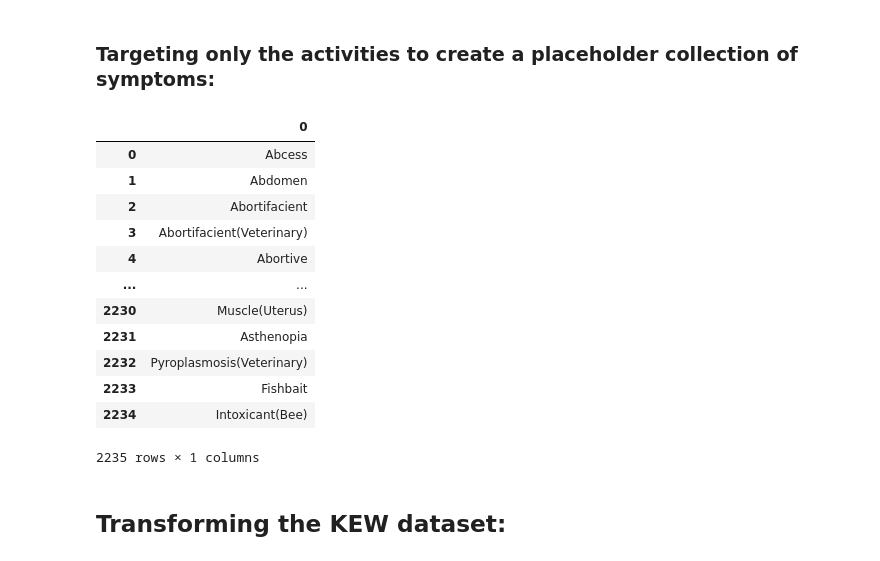
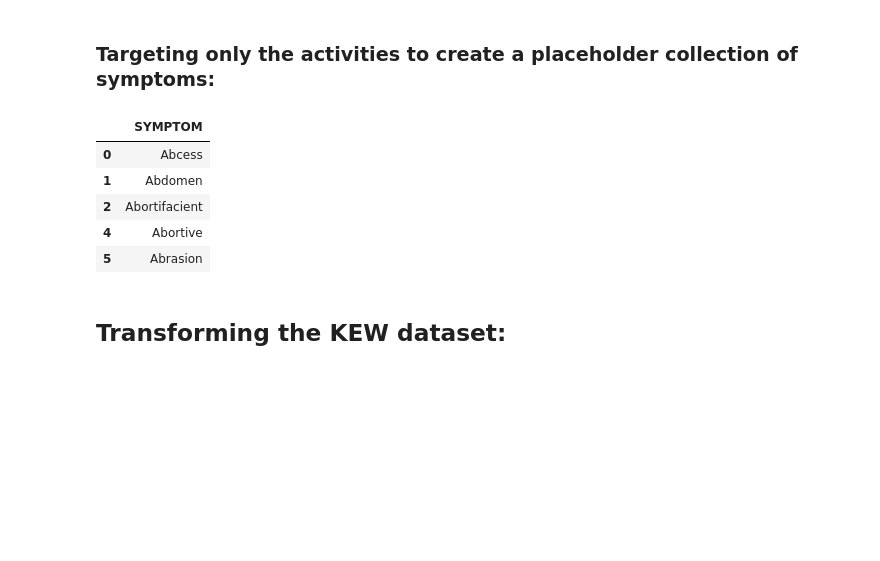
Before and after one commit to TechLabs-Berlin/wt23-naturdoc, a Jupyter notebook: ds/notebooks/data_transformation.ipynb, the cells around one changed output. Saved outputs shown, nothing was run; the diff lists cells and outputs as text; code cells hidden in the pictures; blank space fills up the shorter version.

```diff
--- a/ds/notebooks/data_transformation.ipynb
+++ b/ds/notebooks/data_transformation.ipynb
@@ -136,19 +136,15 @@ Exporting the transformed dataset for later use:
 # %%
 symptoms = duke_df["ACTIVITY"].unique()
 symptoms_df = pd.DataFrame(symptoms)
-symptoms_df
+symptoms_df.rename(columns={0: "SYMPTOM"}, inplace=True)
+filt = (symptoms_df.SYMPTOM.str.contains("(Veterinary)") == False)
+reduced_symptoms_df = symptoms_df[filt]
+reduced_symptoms_df.head()
 # %% [output]
-|  | 0 |
+|  | SYMPTOM |
 | 0 | Abcess |
 | 1 | Abdomen |
 | 2 | Abortifacient |
-| 3 | Abortifacient(Veterinary) |
 | 4 | Abortive |
-| ... | ... |
-| 2230 | Muscle(Uterus) |
-| 2231 | Asthenopia |
-| 2232 | Pyroplasmosis(Veterinary) |
-| 2233 | Fishbait |
-| 2234 | Intoxicant(Bee) |
+| 5 | Abrasion |
-2235 rows × 1 columns
 # %%
```
Also changed, not shown: parts of 1 cell of this notebook.
